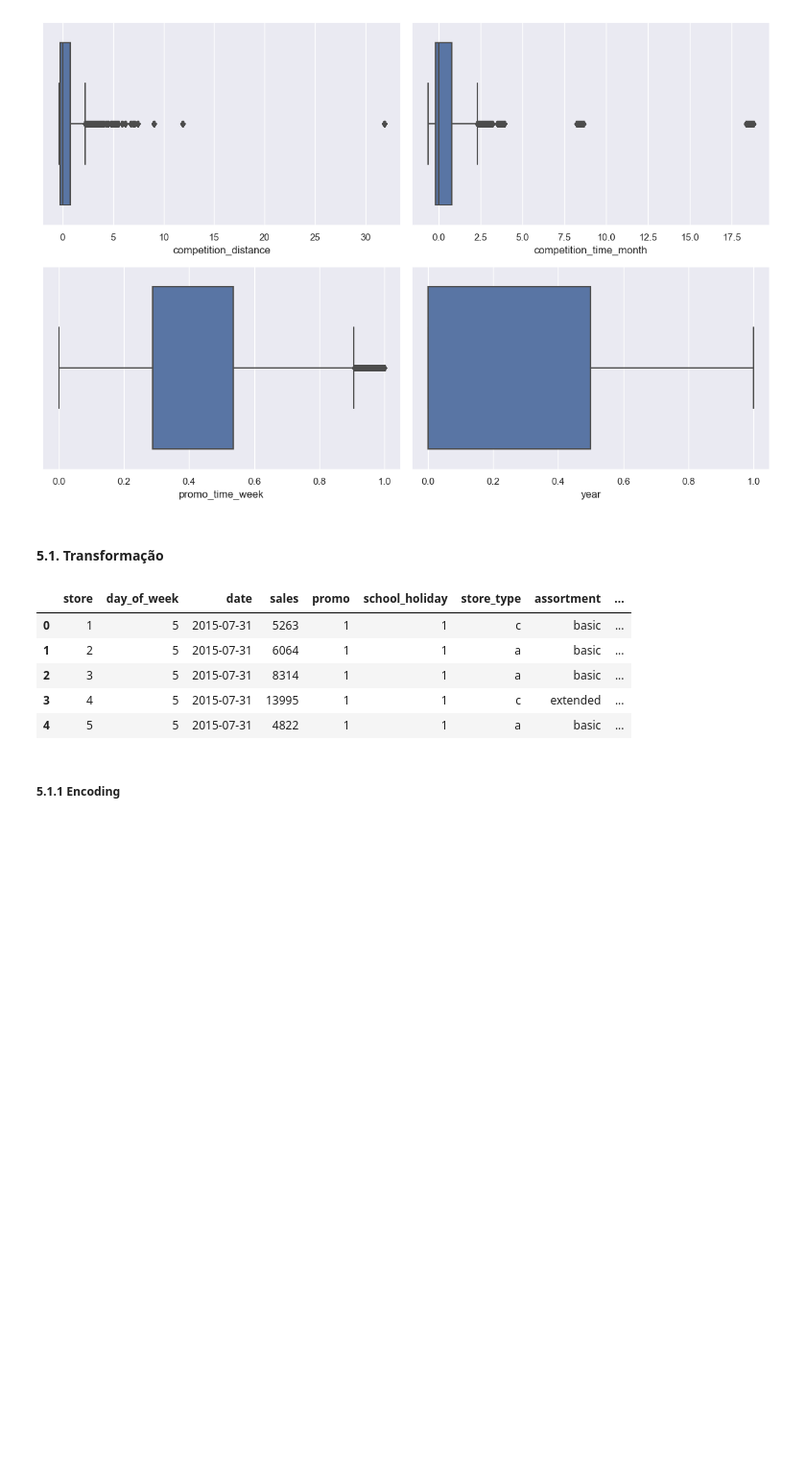
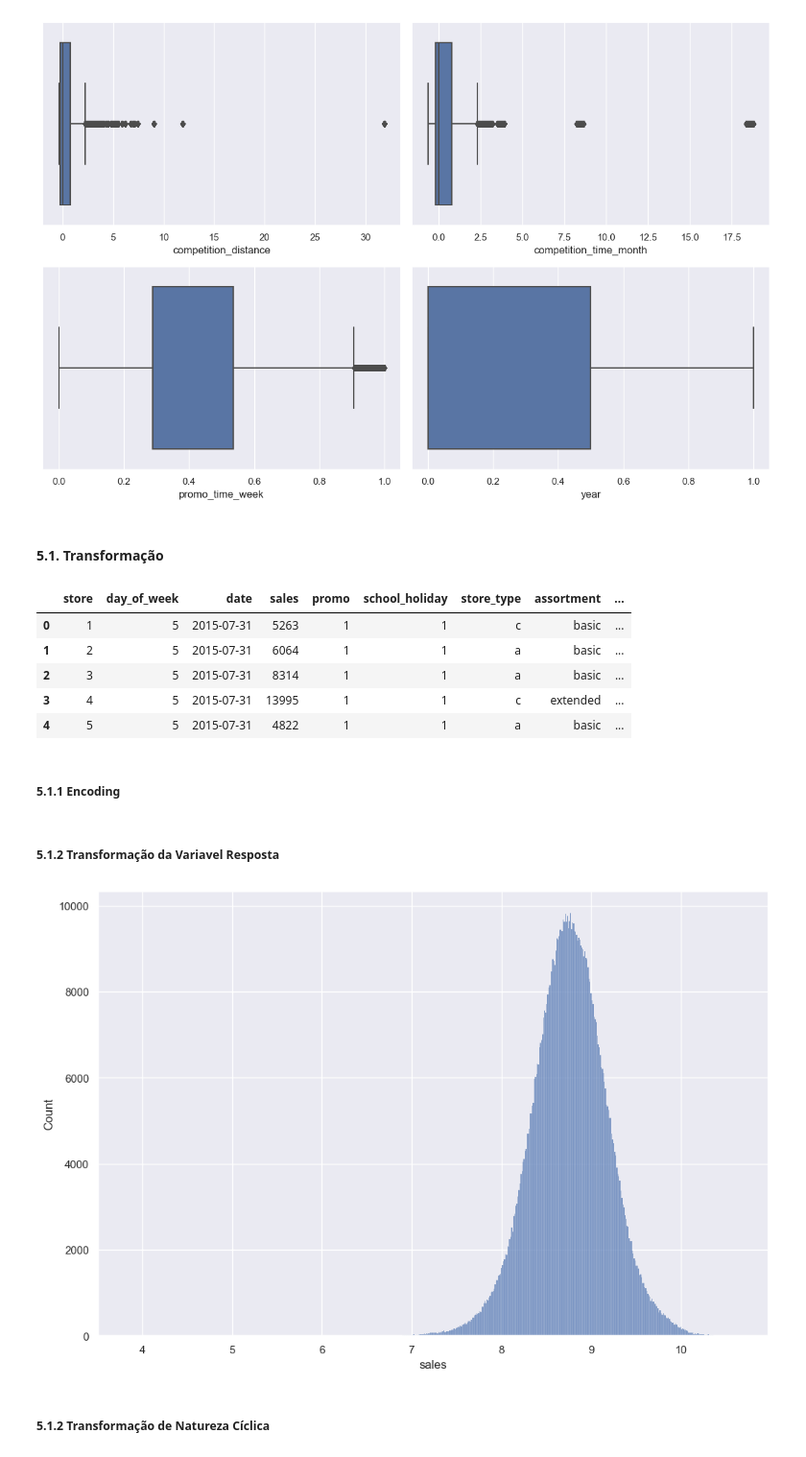
Before and after one commit to rodrigoceezar/rossmann_sales_prediction, a Jupyter notebook: m5_store_sales_prediction.ipynb, the cells around one changed output. Shown at 96% size. Saved outputs shown, nothing was run; the diff lists cells and outputs as text; code cells hidden in the pictures; blank space fills up the shorter version.

```diff
--- a/m5_store_sales_prediction.ipynb
+++ b/m5_store_sales_prediction.ipynb
@@ -1058,0 +1052,10 @@ df5['assortment'] = df5['assortment'].map(assortment_dict)
+# %% [markdown]
+##### 5.1.2 Transformação da Variavel Resposta
+# %%
+df5['sales'] = np.log1p(df5['sales'])
+# %%
+_ = sns.histplot(df5.sales)
+# %% [output]
+[figure, added]
+# %% [markdown]
+##### 5.1.2 Transformação de Natureza Cíclica
```
Also changed, not shown: parts of 3 cells of this notebook.
